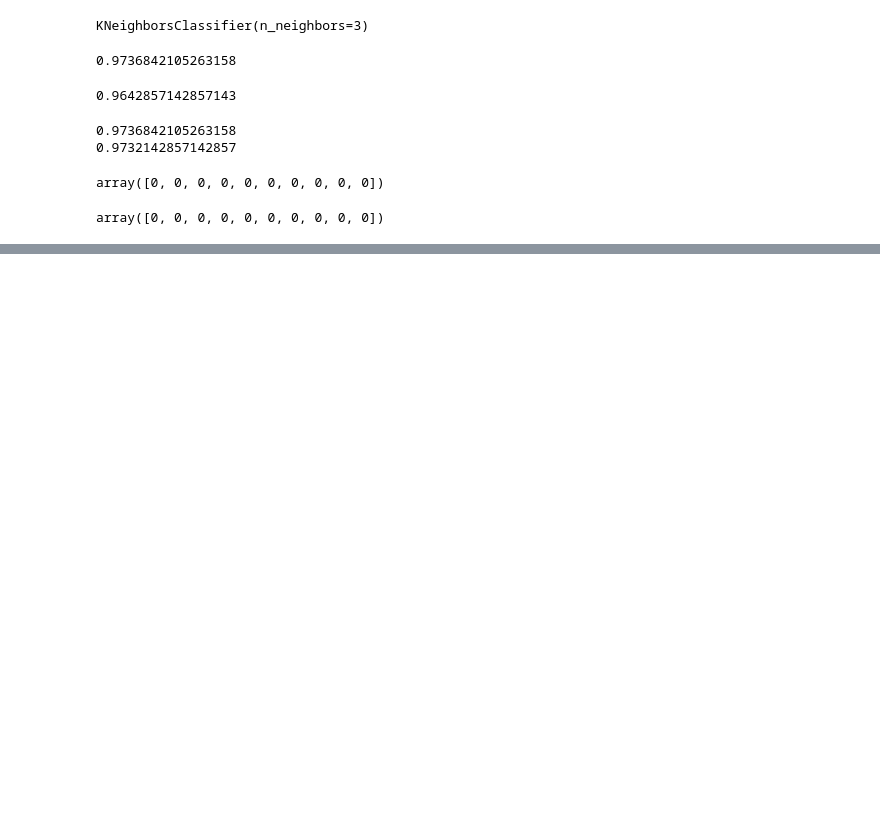
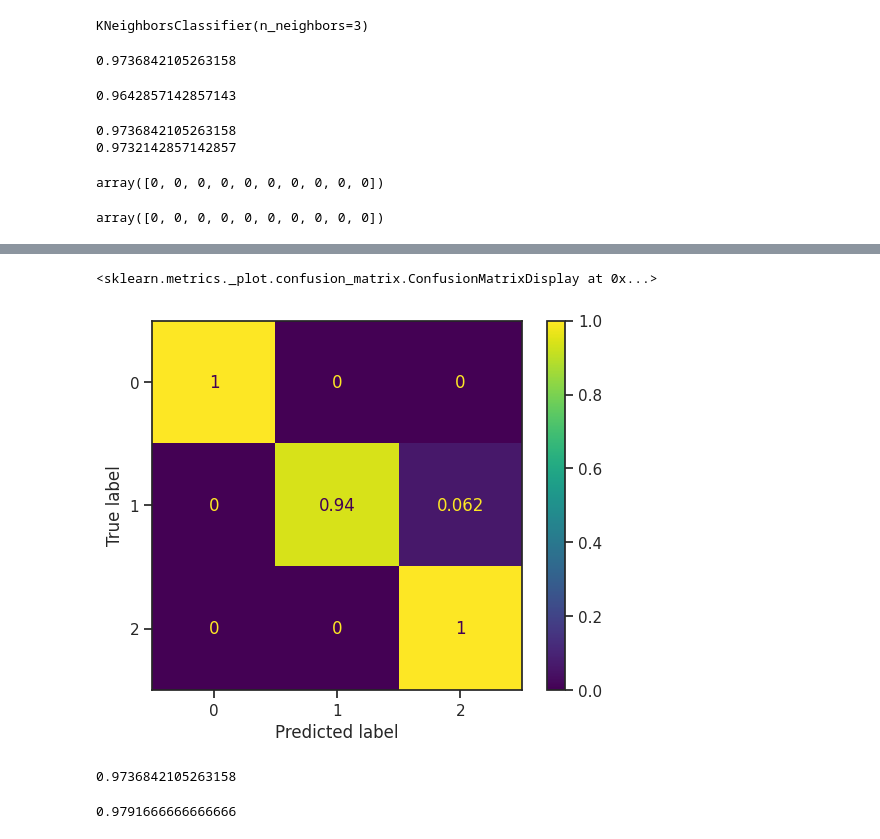
Before and after one commit to Raj-Gopika/ML_Models, a Jupyter notebook: KNN_Iris.ipynb, the cells around one changed output, grey strips where cells are left out. Saved outputs shown, nothing was run; the diff lists cells and outputs as text; code cells hidden in the pictures; blank space fills up the shorter version.

```diff
--- a/KNN_Iris.ipynb
+++ b/KNN_Iris.ipynb
@@ -123,0 +136,15 @@ array([0, 0, 0, 0, 0, 0, 0, 0, 0, 0])
+# %%
+cm = confusion_matrix(y_test, knnc.predict(x_test), normalize = 'true')
+
+ConfusionMatrixDisplay(confusion_matrix= cm).plot()
+# %% [output]
+<sklearn.metrics._plot.confusion_matrix.ConfusionMatrixDisplay at 0x...>
+[figure, added]
+# %%
+accuracy_score(y_test, knnc.predict(x_test))
+# %% [output]
+0.9736842105263158
+# %%
+balanced_accuracy_score(y_test, knnc.predict(x_test))
+# %% [output]
+0.9791666666666666
```
Also changed, not shown: parts of 3 cells of this notebook.
